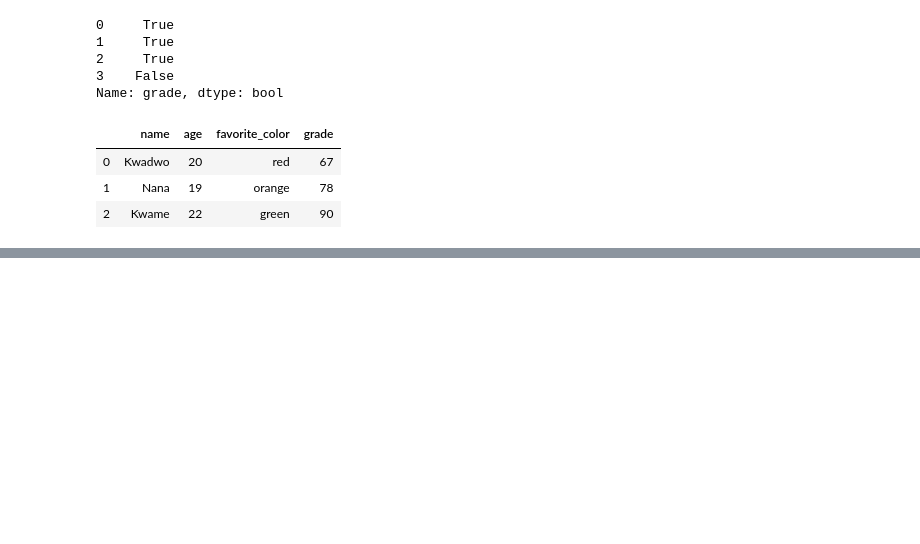
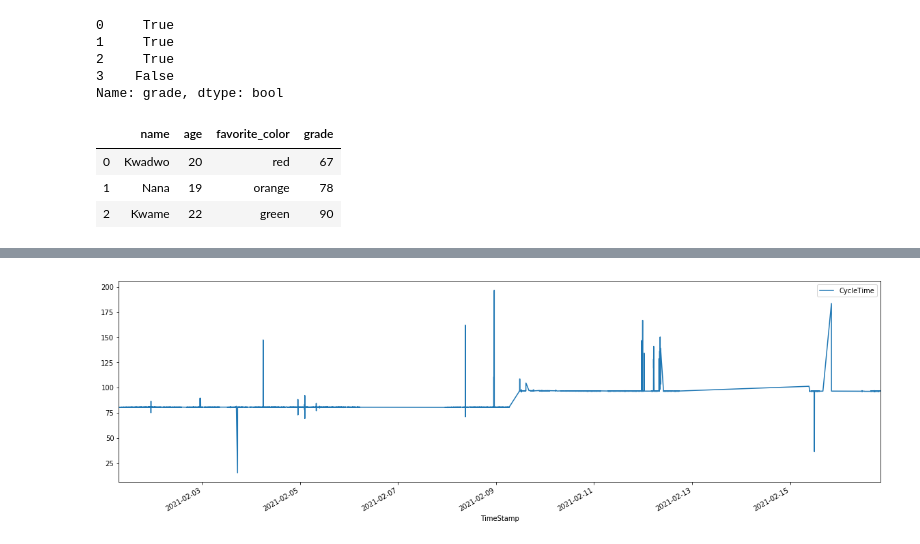
Before and after one commit to macca69/juptrain, a Jupyter notebook: Training Hans.ipynb, the cells around one changed output, grey strips where cells are left out. Drawn from its saved outputs; the diff is of its cells as text; code cells hidden in the pictures; blank space fills up the shorter version.

```diff
--- a/Training Hans.ipynb
+++ b/Training Hans.ipynb
@@ -275,0 +579,5 @@ df[df.grade>60]
+# %%
+# Liniendiagramm eine Maschine
+TDs[TDs.EquipmentList_FSTName=='M220-4'].plot(x='TimeStamp', y='CycleTime', figsize=(20,6));
+# %% [output]
+[figure, added]
```
Also changed, not shown: parts of 67 cells of this notebook, 2 other files.
